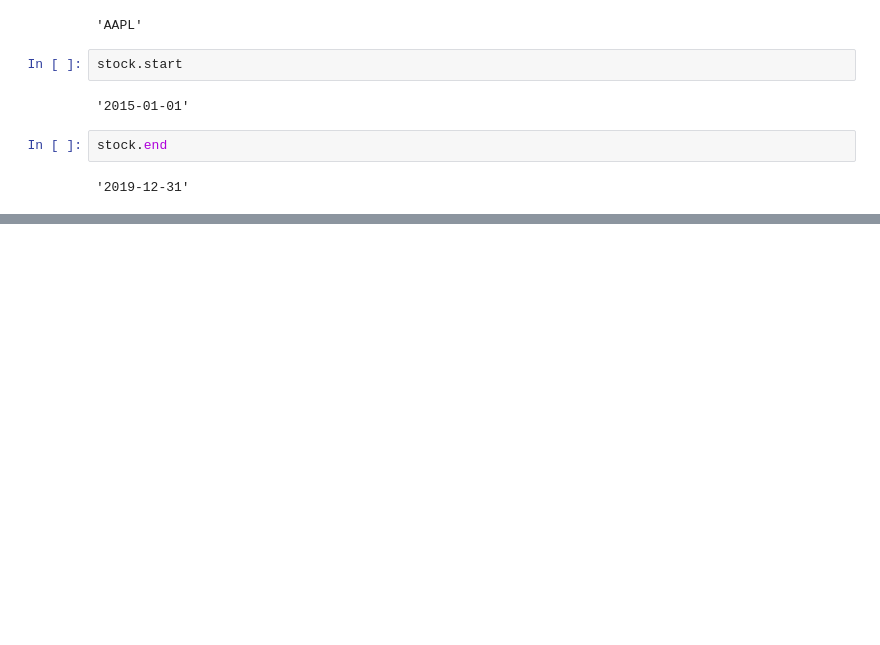
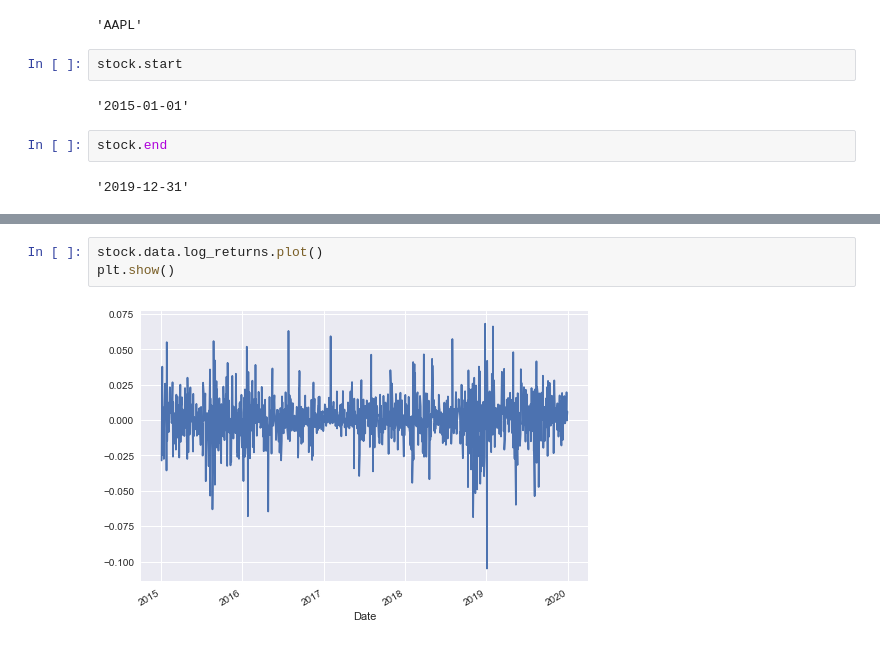
Before and after one commit to Jayce77/pythonDataCookbook, a Jupyter notebook: financialInstrumentClass.ipynb, the cells around one changed output, grey strips where cells are left out. Cells and saved outputs as stored; diff of their text form; blank space fills up the shorter version.

```diff
--- a/financialInstrumentClass.ipynb
+++ b/financialInstrumentClass.ipynb
@@ -33,0 +200,5 @@ stock.end
+# %%
+stock.data.log_returns.plot()
+plt.show()
+# %% [output]
+[figure, added]
```
Also changed, not shown: parts of 35 cells of this notebook.
